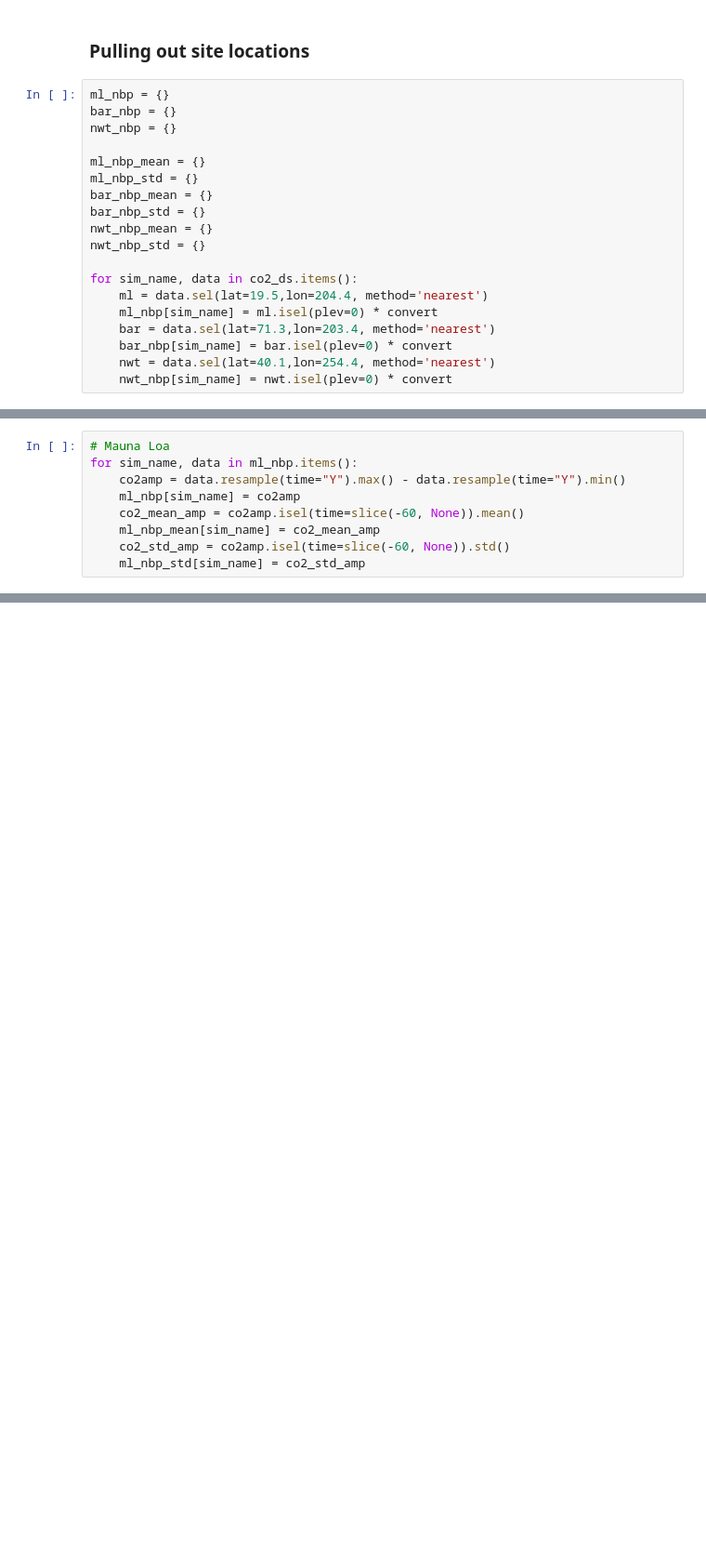
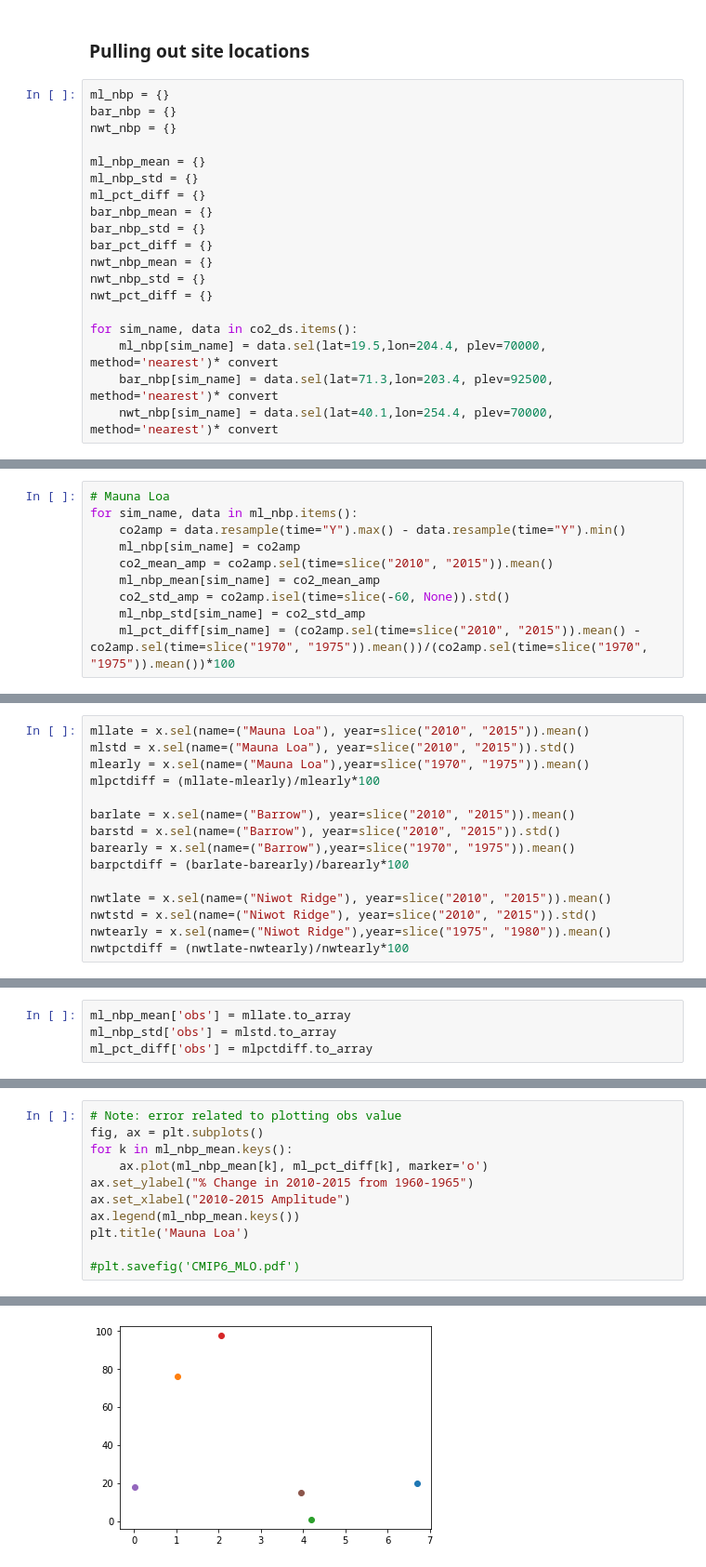
Before and after one commit to danicalombardozzi/ctsm_py, a Jupyter notebook: notebooks/CMIP6_CO2_LocalData.ipynb, the cells around one changed output, grey strips where cells are left out. Shown: that part at 93% size. Cells and saved outputs as stored; diff of their text form; blank space fills up the shorter version.

Commit message:
Adds observation calculations and scatter plots

```diff
--- a/notebooks/CMIP6_CO2_LocalData.ipynb
+++ b/notebooks/CMIP6_CO2_LocalData.ipynb
@@ -130,16 +164,16 @@ nwt_nbp = {}
 
 ml_nbp_mean = {}
 ml_nbp_std = {}
+ml_pct_diff = {}
 bar_nbp_mean = {}
 bar_nbp_std = {}
+bar_pct_diff = {}
 nwt_nbp_mean = {}
 nwt_nbp_std = {}
+nwt_pct_diff = {}
 
 for sim_name, data in co2_ds.items():
-    ml = data.sel(lat=19.5,lon=204.4, method='nearest')
-    ml_nbp[sim_name] = ml.isel(plev=0) * convert
-    bar = data.sel(lat=71.3,lon=203.4, method='nearest')
-    bar_nbp[sim_name] = bar.isel(plev=0) * convert
-    nwt = data.sel(lat=40.1,lon=254.4, method='nearest')
-    nwt_nbp[sim_name] = nwt.isel(plev=0) * convert
+    ml_nbp[sim_name] = data.sel(lat=19.5,lon=204.4, plev=70000, method='nearest')* convert
+    bar_nbp[sim_name] = data.sel(lat=71.3,lon=203.4, plev=92500, method='nearest')* convert
+    nwt_nbp[sim_name] = data.sel(lat=40.1,lon=254.4, plev=70000, method='nearest')* convert
 # %% [markdown]
@@ -149,7 +183,8 @@ for sim_name, data in co2_ds.items():
 for sim_name, data in ml_nbp.items():
     co2amp = data.resample(time="Y").max() - data.resample(time="Y").min()
     ml_nbp[sim_name] = co2amp
-    co2_mean_amp = co2amp.isel(time=slice(-60, None)).mean()
+    co2_mean_amp = co2amp.sel(time=slice("2010", "2015")).mean()
     ml_nbp_mean[sim_name] = co2_mean_amp
     co2_std_amp = co2amp.isel(time=slice(-60, None)).std()
     ml_nbp_std[sim_name] = co2_std_amp
+    ml_pct_diff[sim_name] = (co2amp.sel(time=slice("2010", "2015")).mean() - co2amp.sel(time=slice("1970", "1975")).mean())/(co2amp.sel(time=slice("1970", "1975")).mean())*100
@@ -221,0 +228,15 @@ co2_ds
+# %%
+mllate = x.sel(name=("Mauna Loa"), year=slice("2010", "2015")).mean()
+mlstd = x.sel(name=("Mauna Loa"), year=slice("2010", "2015")).std()
+mlearly = x.sel(name=("Mauna Loa"),year=slice("1970", "1975")).mean()
+mlpctdiff = (mllate-mlearly)/mlearly*100
+
+barlate = x.sel(name=("Barrow"), year=slice("2010", "2015")).mean()
+barstd = x.sel(name=("Barrow"), year=slice("2010", "2015")).std()
+barearly = x.sel(name=("Barrow"),year=slice("1970", "1975")).mean()
+barpctdiff = (barlate-barearly)/barearly*100
+
+nwtlate = x.sel(name=("Niwot Ridge"), year=slice("2010", "2015")).mean()
+nwtstd = x.sel(name=("Niwot Ridge"), year=slice("2010", "2015")).std()
+nwtearly = x.sel(name=("Niwot Ridge"),year=slice("1975", "1980")).mean()
+nwtpctdiff = (nwtlate-nwtearly)/nwtearly*100
@@ -221,0 +245,4 @@ co2_ds
+# %%
+ml_nbp_mean['obs'] = mllate.to_array
+ml_nbp_std['obs'] = mlstd.to_array
+ml_pct_diff['obs'] = mlpctdiff.to_array
@@ -221,0 +252,12 @@ co2_ds
+# %%
+# Note: error related to plotting obs value
+fig, ax = plt.subplots()
+for k in ml_nbp_mean.keys():
+    ax.plot(ml_nbp_mean[k], ml_pct_diff[k], marker='o')
+ax.set_ylabel("% Change in 2010-2015 from 1960-1965")
+ax.set_xlabel("2010-2015 Amplitude")
+ax.legend(ml_nbp_mean.keys())
+plt.title('Mauna Loa')
+
+#plt.savefig('CMIP6_MLO.pdf')
+# %% [output]
@@ -221,0 +265 @@ co2_ds
+[figure, added]
```
Also changed, not shown: parts of 37 cells of this notebook.
